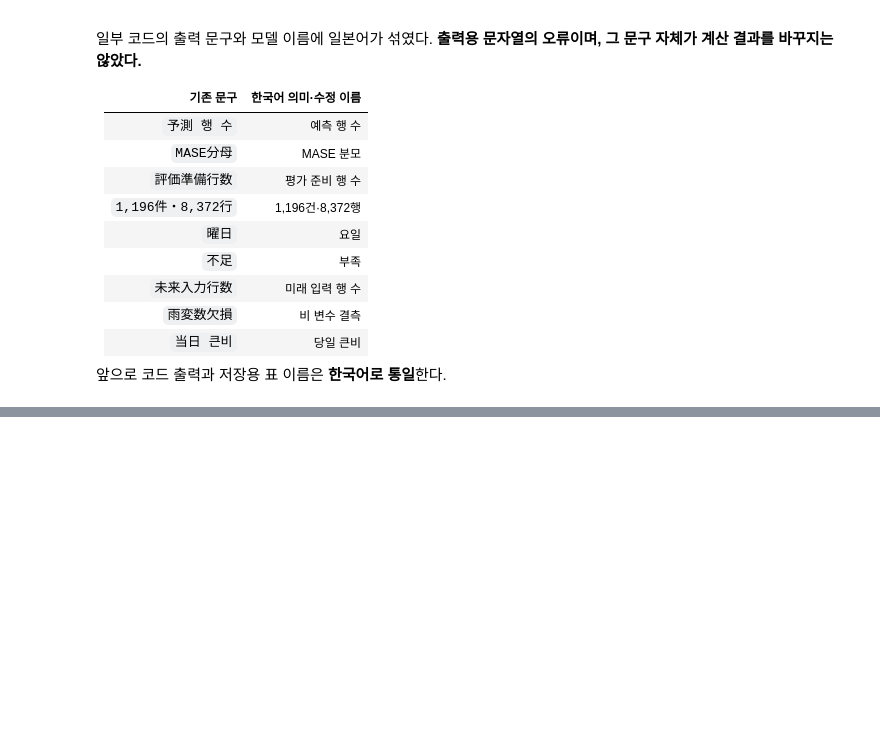
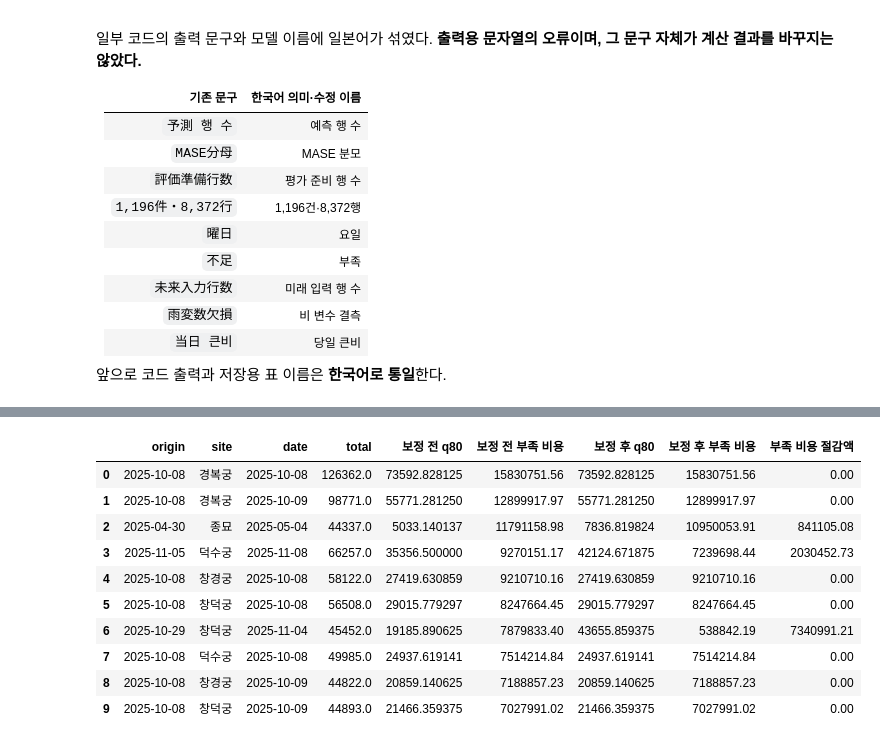
Before and after one commit to ysy3046/ai-data-bootcamp, a Jupyter notebook: project_3_data_모형_검증.ipynb, the cells around one changed output, grey strips where cells are left out. Saved outputs shown, nothing was run; the diff lists cells and outputs as text; code cells hidden in the pictures; blank space fills up the shorter version.

```diff
--- a/project_3_data_모형_검증.ipynb
+++ b/project_3_data_모형_검증.ipynb
@@ -2824,0 +2972,20 @@ files.download(archive)
+# %%
+before_after_top10 = top10_shortages[[
+    "origin", "site", "date", "total", "q80", "부족 비용(원)"
+]].rename(columns={
+    "q80": "보정 전 q80",
+    "부족 비용(원)": "보정 전 부족 비용"
+}).merge(
+    notice_eval[["origin", "site", "date", "q80"]],
+    on=["origin", "site", "date"],
+    how="left",
+    validate="one_to_one"
+).rename(columns={"q80": "보정 후 q80"})
+
+before_after_top10["보정 후 부족 비용"] = (
+    (before_after_top10["total"]
+     - before_after_top10["보정 후 q80"])
+    .clip(lower=0) / 2000 * 600_000
+)
+
+display(before_after_top10.round(2))
@@ -2824,0 +3004,25 @@ files.download(archive)
+# %%
+for label in ["전", "후"]:
+    before_after_top10[f"보정 {label} 부족 비용"] = (
+        before_after_top10["total"].astype("float64")
+        - before_after_top10[f"보정 {label} q80"].astype("float64")
+    ).clip(lower=0) / 2000 * 600_000
+
+before_after_top10["부족 비용 절감액"] = (
+    before_after_top10["보정 전 부족 비용"]
+    - before_after_top10["보정 후 부족 비용"]
+)
+
+display(before_after_top10.round(2))
+# %% [output]
+|  | origin | site | date | total | 보정 전 q80 | 보정 전 부족 비용 | 보정 후 q80 | 보정 후 부족 비용 | 부족 비용 절감액 |
+| 0 | 2025-10-08 | 경복궁 | 2025-10-08 | 126362.0 | 73592.828125 | 15830751.56 | 73592.828125 | 15830751.56 | 0.00 |
+| 1 | 2025-10-08 | 경복궁 | 2025-10-09 | 98771.0 | 55771.281250 | 12899917.97 | 55771.281250 | 12899917.97 | 0.00 |
+| 2 | 2025-04-30 | 종묘 | 2025-05-04 | 44337.0 | 5033.140137 | 11791158.98 | 7836.819824 | 10950053.91 | 841105.08 |
+| 3 | 2025-11-05 | 덕수궁 | 2025-11-08 | 66257.0 | 35356.500000 | 9270151.17 | 42124.671875 | 7239698.44 | 2030452.73 |
+| 4 | 2025-10-08 | 창경궁 | 2025-10-08 | 58122.0 | 27419.630859 | 9210710.16 | 27419.630859 | 9210710.16 | 0.00 |
+| 5 | 2025-10-08 | 창덕궁 | 2025-10-08 | 56508.0 | 29015.779297 | 8247664.45 | 29015.779297 | 8247664.45 | 0.00 |
+| 6 | 2025-10-29 | 창덕궁 | 2025-11-04 | 45452.0 | 19185.890625 | 7879833.40 | 43655.859375 | 538842.19 | 7340991.21 |
+| 7 | 2025-10-08 | 덕수궁 | 2025-10-08 | 49985.0 | 24937.619141 | 7514214.84 | 24937.619141 | 7514214.84 | 0.00 |
+| 8 | 2025-10-08 | 창경궁 | 2025-10-09 | 44822.0 | 20859.140625 | 7188857.23 | 20859.140625 | 7188857.23 | 0.00 |
+| 9 | 2025-10-08 | 창덕궁 | 2025-10-09 | 44893.0 | 21466.359375 | 7027991.02 | 21466.359375 | 7027991.02 | 0.00 |
```
Also changed, not shown: parts of 12 cells of this notebook.
